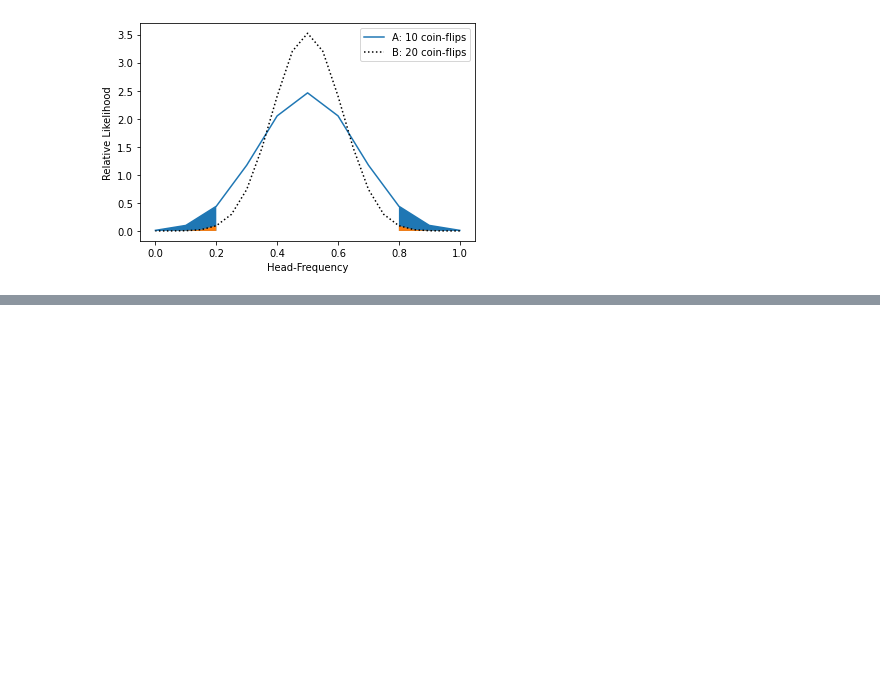
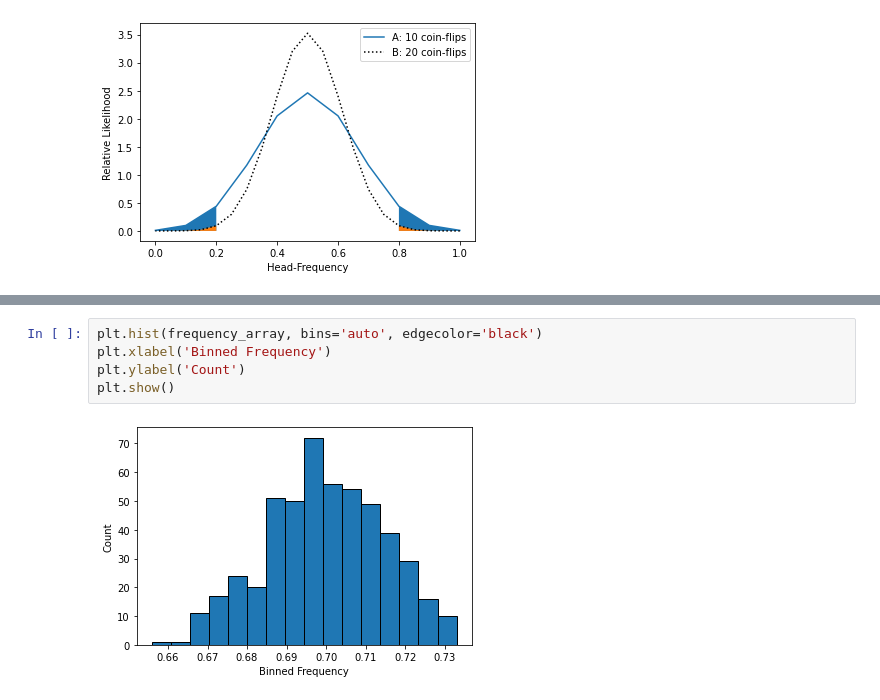
Before and after one commit to flyingdutch20/DataScienceBookcamp, a Jupyter notebook: 1.1 Probabilities.ipynb, the cells around one changed output, grey strips where cells are left out. Drawn from its saved outputs; the diff is of its cells as text; blank space fills up the shorter version.

```diff
--- a/1.1 Probabilities.ipynb
+++ b/1.1 Probabilities.ipynb
@@ -416,0 +578,7 @@ plt.show()
+# %%
+plt.hist(frequency_array, bins='auto', edgecolor='black')
+plt.xlabel('Binned Frequency')
+plt.ylabel('Count')
+plt.show()
+# %% [output]
+[figure, added]
```
Also changed, not shown: parts of 54 cells of this notebook.
